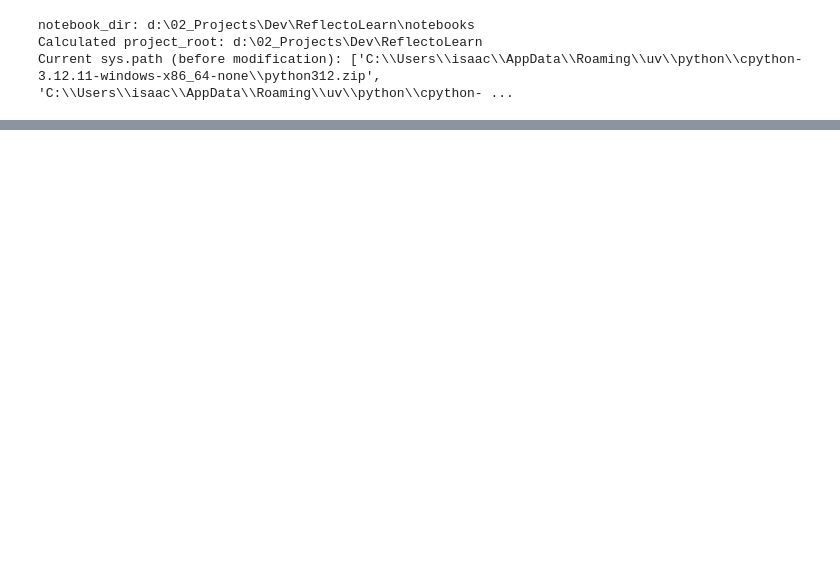
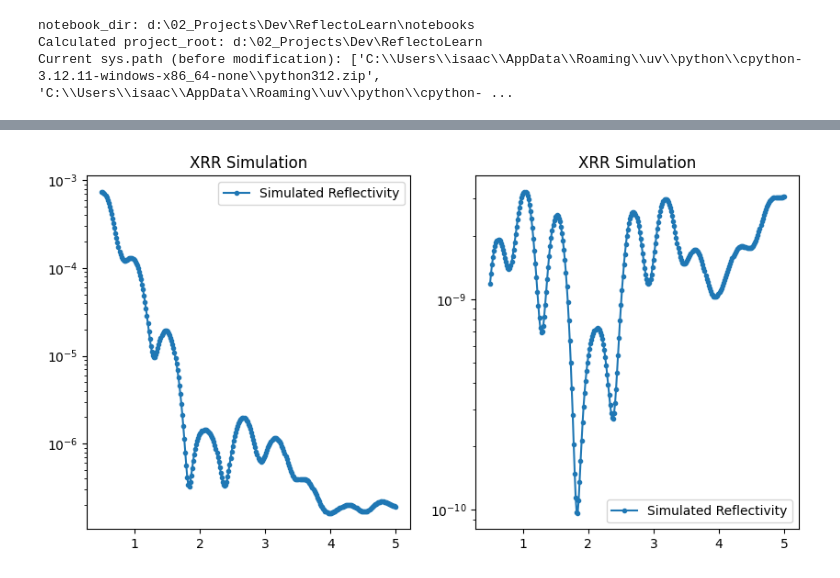
Before and after one commit to SJB7777/ReflectoLearn, a Jupyter notebook: notebooks/fitting.ipynb, the cells around one changed output, grey strips where cells are left out. Cells and saved outputs as stored; diff of their text form; code cells hidden in the pictures; blank space fills up the shorter version.

```diff
--- a/notebooks/fitting.ipynb
+++ b/notebooks/fitting.ipynb
@@ -23,20 +23,6 @@ Current sys.path (before modification): ['C:\\Users\\isaac\\AppData\\Roaming\\uv
 import matplotlib.pyplot as plt
 import numpy as np
 
-from reflectolearn.data_processing.fitting import (
-    tth2qz_by_energy,
-)
+from reflectolearn.data_processing.fitting import tth2qz_by_energy, func_gauss3_with_noise, preprocess_xrr, estimate_qc, func_gauss, func_noise, xrr_fft
 from reflectolearn.data_processing.simulate import make_multifilm
-
-
-def remove_q4_decay(q, R, qmin=0.01):
-    """
-    XRR reflectivity R(q)를 q^4 decay 보정하여 intensity 감소 보정
-    :param q: momentum transfer [Å^-1]
-    :param R: reflectivity
-    :param qmin: 작은 q에서 발산 방지를 위한 최소값
-    :return: intensity_corrected
-    """
-    q_safe = np.clip(q, qmin, None)   # q=0 발산 막음
-    intensity_corrected = (q_safe**4) * R
-    return intensity_corrected
+from reflectolearn.data_processing.preprocess import remove_q4_decay
@@ -149,0 +40,26 @@ Estimated critical q: 1.1773
+# %%
+# -----------------------
+# 1. 데이터 생성
+# -----------------------
+beam_energy = 8.04751  # keV
+tth = np.linspace(0.5, 5, 300)  # rad
+q = tth2qz_by_energy(tth, beam_energy)
+
+# 2층 박막 시뮬레이션 (기판 + 2개 필름)
+data = make_multifilm(2, q, add_noise=False)
+
+R = data["R"]
+R_no_q_decay = remove_q4_decay(q, R)
+
+fig, ax = plt.subplots(1, 2, figsize=(10, 5))
+ax[0].semilogy(tth, R, ".-", label="Simulated Reflectivity")
+ax[0].set_title("XRR Simulation")
+ax[0].legend()
+
+ax[1].semilogy(tth, R_no_q_decay, ".-", label="Simulated Reflectivity")
+ax[1].set_title("XRR Simulation")
+ax[1].legend()
+
+plt.show()
+# %% [output]
+[figure, added]
```
Also changed, not shown: parts of 4 cells of this notebook, 1 other file.
